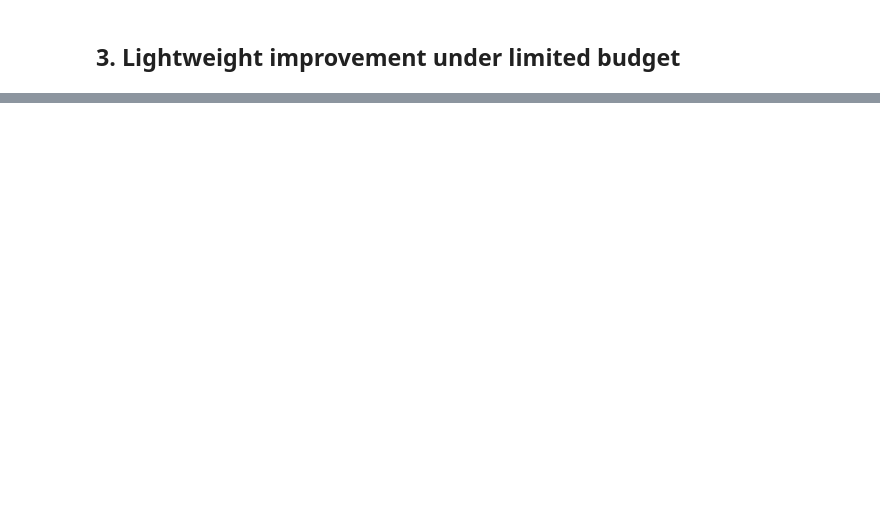
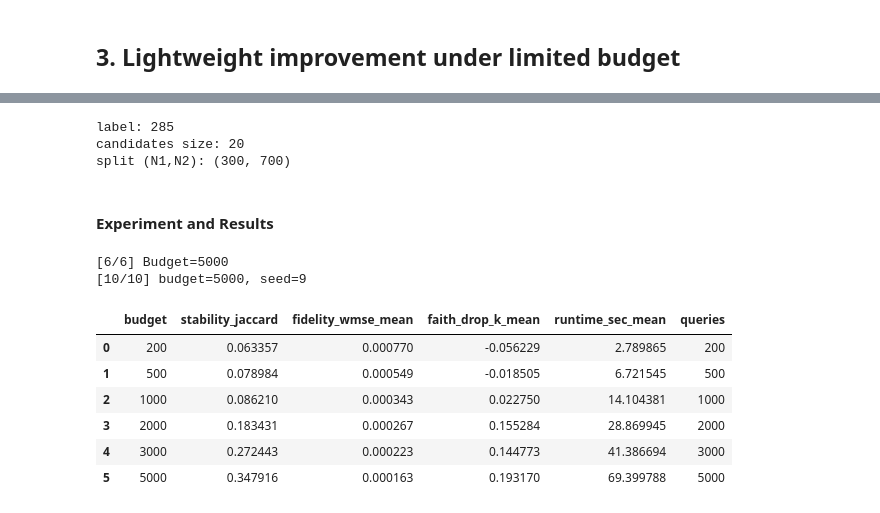
Before and after one commit to QihangFeng/Reliable-LIME-under-Query-Budget-Constraints, a Jupyter notebook: lime_budget_constraints.ipynb, the cells around one changed output, grey strips where cells are left out. Cells and saved outputs as stored; diff of their text form; code cells hidden in the pictures; blank space fills up the shorter version.

```diff
--- a/lime_budget_constraints.ipynb
+++ b/lime_budget_constraints.ipynb
@@ -1200,0 +1449,37 @@ We view the improvement space in three layers:
+# %%
+# sanity check
+r_ctf = run_lime_image_once_coarse_to_fine_fixed_label(
+    img, classifier_fn, segmentation_fn,
+    budget=1000, label_to_explain=ref_label,
+    seed=0, hide_color=0, num_features=10, positive_only=True,
+    coarse_frac=0.2, candidate_k=20, batch_size=32
+)
+
+print("label:", r_ctf["label"])
+print("candidates size:", len(r_ctf["exp"]._debug_candidates))
+print("split (N1,N2):", r_ctf["exp"]._debug_split)
+# %% [output]
+label: 285
+candidates size: 20
+split (N1,N2): (300, 700)
+# %% [markdown]
+#### Experiment and Results
+# %%
+budgets = [200, 500, 1000, 2000, 3000, 5000]
+df_runs_base, df_sum_base = budget_sweep_metrics(
+    run_lime_image_once_fixed_label,
+    img, segments, segmentation_fn, classifier_fn,
+    budgets, seeds, ref_label,
+    k=10, hide_color=0, num_features=10, positive_only=True
+)
+df_sum_base
+# %% [output]
+[6/6] Budget=5000
+[10/10] budget=5000, seed=9
+|  | budget | stability_jaccard | fidelity_wmse_mean | faith_drop_k_mean | runtime_sec_mean | queries |
+| 0 | 200 | 0.063357 | 0.000770 | -0.056229 | 2.789865 | 200 |
+| 1 | 500 | 0.078984 | 0.000549 | -0.018505 | 6.721545 | 500 |
+| 2 | 1000 | 0.086210 | 0.000343 | 0.022750 | 14.104381 | 1000 |
+| 3 | 2000 | 0.183431 | 0.000267 | 0.155284 | 28.869945 | 2000 |
+| 4 | 3000 | 0.272443 | 0.000223 | 0.144773 | 41.386694 | 3000 |
+| 5 | 5000 | 0.347916 | 0.000163 | 0.193170 | 69.399788 | 5000 |
```
Also changed, not shown: parts of 20 cells of this notebook, 5 other files.
